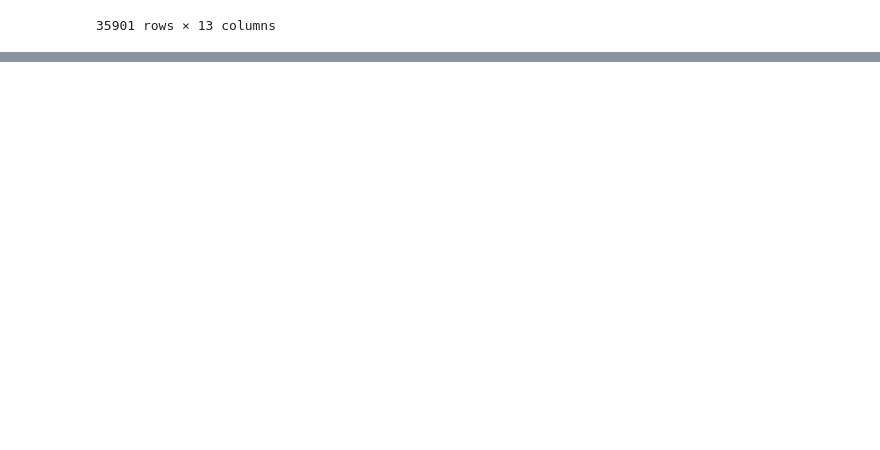
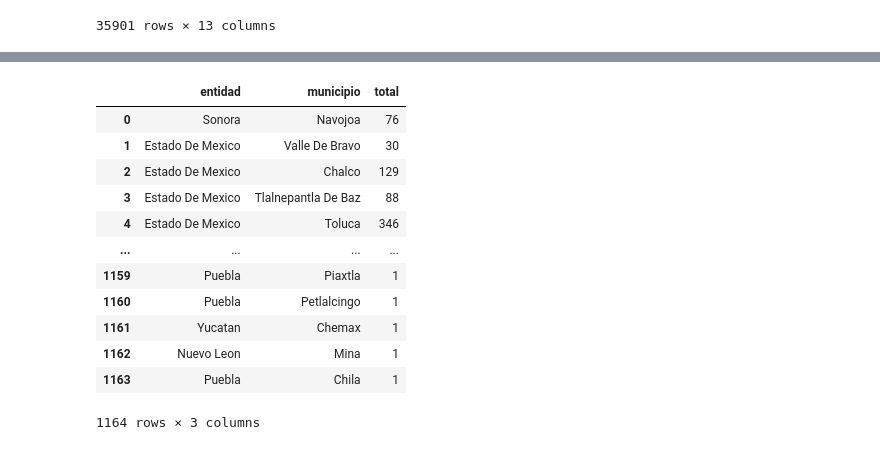
Before and after one commit to MinervaNunez/Proyecto-de-Python-BEDU, a Jupyter notebook: Proyecto_Equipo_8.ipynb, the cells around one changed output, grey strips where cells are left out. Saved outputs shown, nothing was run; the diff lists cells and outputs as text; code cells hidden in the pictures; blank space fills up the shorter version.

```diff
--- a/Proyecto_Equipo_8.ipynb
+++ b/Proyecto_Equipo_8.ipynb
@@ -1112,0 +1133,16 @@ df
+# %%
+df.groupby(['entidad', 'municipio'], sort=False).size().reset_index(name='total')
+# %% [output]
+|  | entidad | municipio | total |
+| 0 | Sonora | Navojoa | 76 |
+| 1 | Estado De Mexico | Valle De Bravo | 30 |
+| 2 | Estado De Mexico | Chalco | 129 |
+| 3 | Estado De Mexico | Tlalnepantla De Baz | 88 |
+| 4 | Estado De Mexico | Toluca | 346 |
+| ... | ... | ... | ... |
+| 1159 | Puebla | Piaxtla | 1 |
+| 1160 | Puebla | Petlalcingo | 1 |
+| 1161 | Yucatan | Chemax | 1 |
+| 1162 | Nuevo Leon | Mina | 1 |
+| 1163 | Puebla | Chila | 1 |
+1164 rows × 3 columns
```
Also changed, not shown: parts of 19 cells of this notebook.
